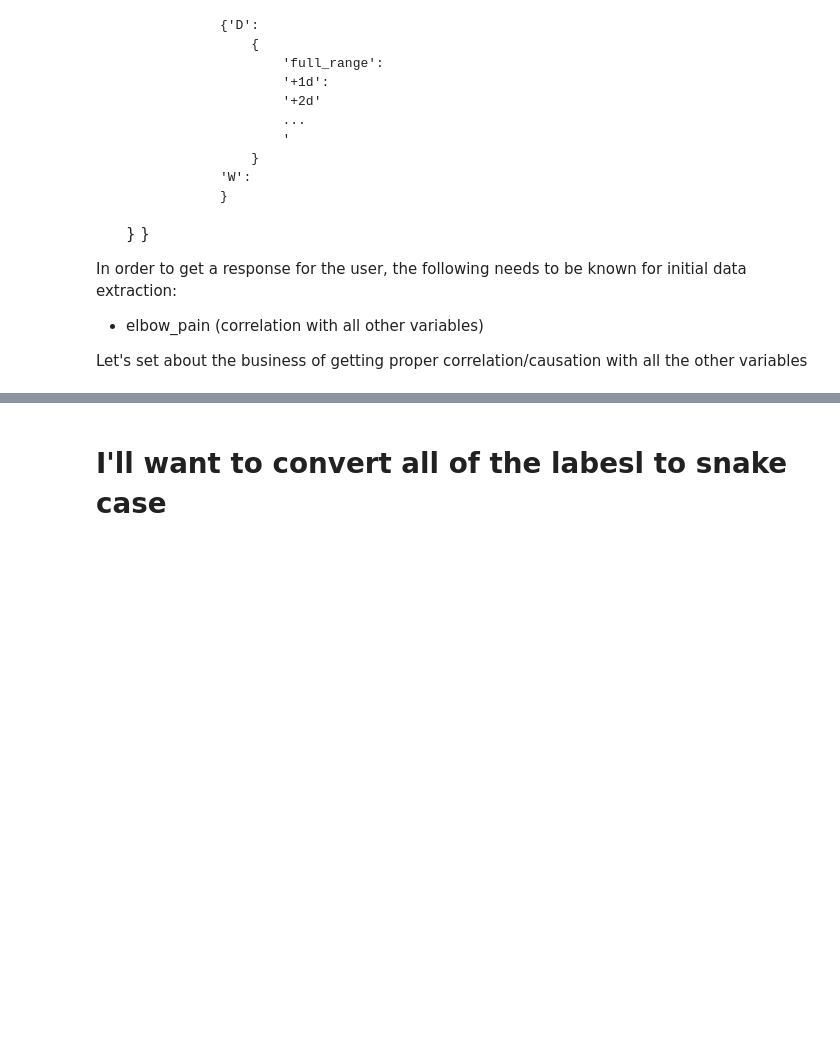
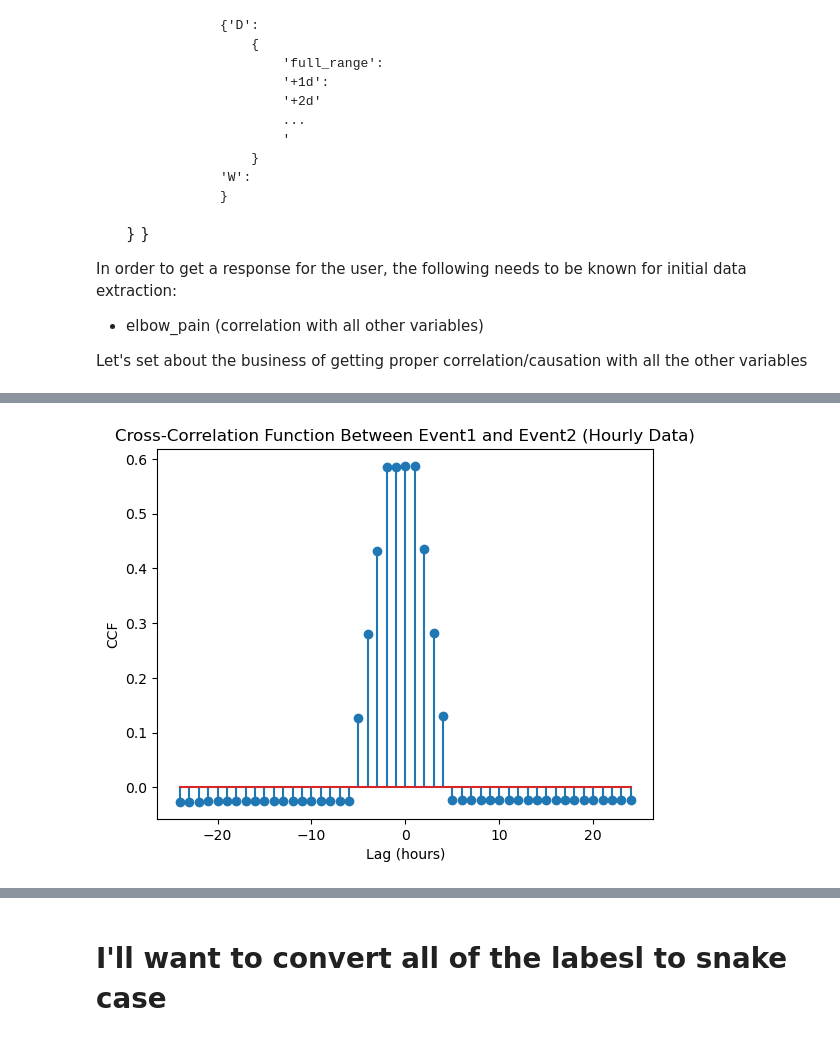
Before and after one commit to brilerner/ewandi, a Jupyter notebook: src/analysis/correlation.ipynb, the cells around one changed output, grey strips where cells are left out. Saved outputs shown, nothing was run; the diff lists cells and outputs as text; code cells hidden in the pictures; blank space fills up the shorter version.

```diff
--- a/src/analysis/correlation.ipynb
+++ b/src/analysis/correlation.ipynb
@@ -256,0 +438,12 @@ The first thing we need to do is determine how to assign relationships with the
+# %%
+import pandas as pd
+from statsmodels.tsa.stattools import grangercausalitytests, ccf
+from datetime import datetime, timedelta
+
+# Example list of dictionaries
+events = x_events+ y_events
+
+# Convert to DataFrame
+df = pd.DataFrame(events)
+df = df[['name','start_datetime', 'end_datetime']]
+df
@@ -256,0 +468,67 @@ The first thing we need to do is determine how to assign relationships with the
+# %%
+
+names = df.name.unique()
+
+# Convert datetime strings to datetime objects
+df['start_datetime'] = pd.to_datetime(df['start_datetime'])
+df['end_datetime'] = pd.to_datetime(df['end_datetime'])
+
+# Resample to a consistent time interval (e.g., hourly)
+start = df['start_datetime'].min().floor('H')
+end = df['end_datetime'].max().ceil('H')
+time_index = pd.date_range(start=start, end=end, freq='H')
+
+# Create time series for each event type
+series_a = pd.Series(0, index=time_index)
+series_b = pd.Series(0, index=time_index)
+
+# Populate the series based on events
+for _, row in df.iterrows():
+    if row['name'] == names[0]:
+        series_a[row['start_datetime']:row['end_datetime']] = 1
+    elif row['name'] == names[1]:
+        series_b[row['start_datetime']:row['end_datetime']] = 1
+
+# Ensure same length
+length = min(len(series_a), len(series_b))
+series_a = series_a[:length]
+series_b = series_b[:length]
+
+maxlag = 24
+# Granger Causality Test
+gc_result = grangercausalitytests(pd.DataFrame({names[0]: series_a, names[1]: series_b}), maxlag=maxlag)
+
+# Cross-Correlation Function
+ccf_vals = ccf(series_a, series_b, unbiased=True)
+
+# # Print CCF results (example for first 10 lags)
+# print("CCF Results (first 10 lags):")
+# for lag in range(10):
+#     print(f"Lag {lag}: {ccf_result[lag]}")
+
+# # Granger Causality Test
+# max_lag_hrs = 12 # Define max lag (days)
+# gc_test = grangercausalitytests(pd.concat([df_event1, df_event2], axis=1), maxlag=max_lag_hrs)
+
+# # Assuming df_event1 and df_event2 are resampled to hourly data
+
+# # max_lag_hours = 24  # Define max lag in hours
+lags = range(-maxlag, maxlag + 1)
+
+
+# ccf_vals = ccf(df_event1, df_event2, unbiased=True)
+
+
+
+# Make sure that the length of 'lags' and 'ccf_vals' is the same
+min_length = min(len(lags), len(ccf_vals))
+lags = lags[:min_length]
+ccf_vals = ccf_vals[:min_length]
+
+# Plotting the CCF
+plt.stem(lags, ccf_vals)
+plt.title('Cross-Correlation Function Between Event1 and Event2 (Hourly Data)')
+plt.xlabel('Lag (hours)')
+plt.ylabel('CCF')
+plt.show()
+# %% [output]
@@ -256,0 +553 @@ The first thing we need to do is determine how to assign relationships with the
+[figure, added]
```
Also changed, not shown: parts of 41 cells of this notebook, 17 other files.
